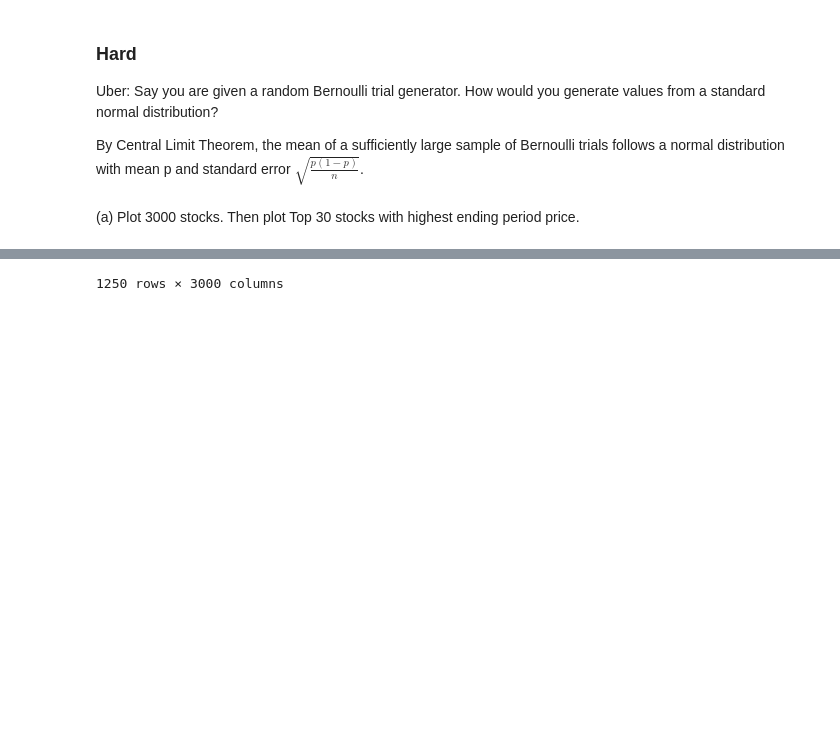
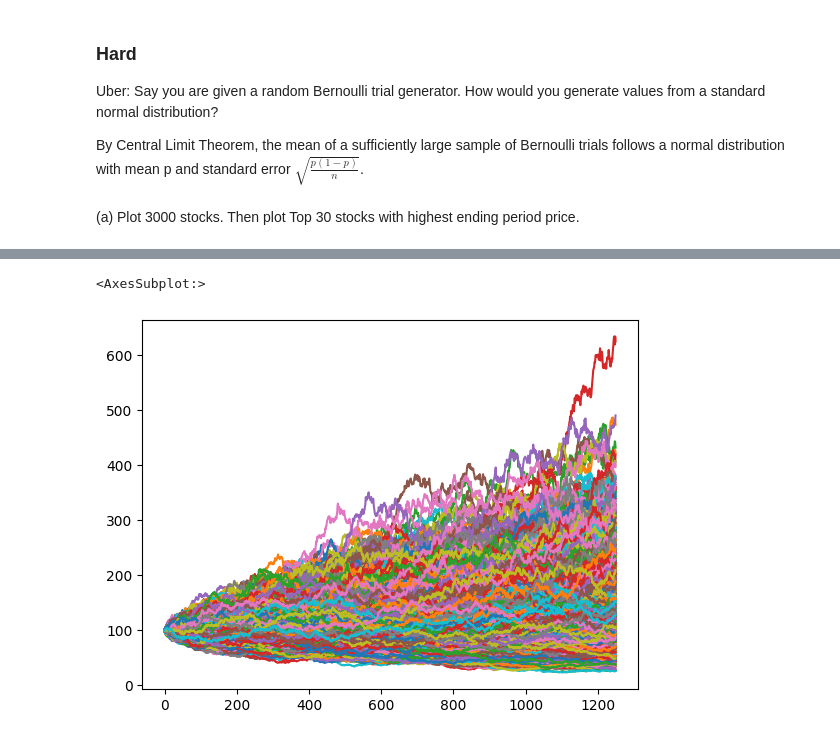
Before and after one commit to Donghwaa/FAI, a Jupyter notebook: FAI_week6.ipynb, the cells around one changed output, grey strips where cells are left out. Cells and saved outputs as stored; diff of their text form; code cells hidden in the pictures; blank space fills up the shorter version.

```diff
--- a/FAI_week6.ipynb
+++ b/FAI_week6.ipynb
@@ -93,5 +78,5 @@ Sharpe Ratio_top30: 6.12
 # %%
 n_years = 5
 price_5y = gbm(n_years, n_stocks, mu, sigma, steps_per_year, s_0)
-price_5y
+price_5y.plot(legend=False)
 # %% [output]
@@ -110 +83,2 @@ price_5y
-1250 rows × 3000 columns
+<AxesSubplot:>
+[figure, added]
```
Also changed, not shown: parts of 15 cells of this notebook, 1 other file.
